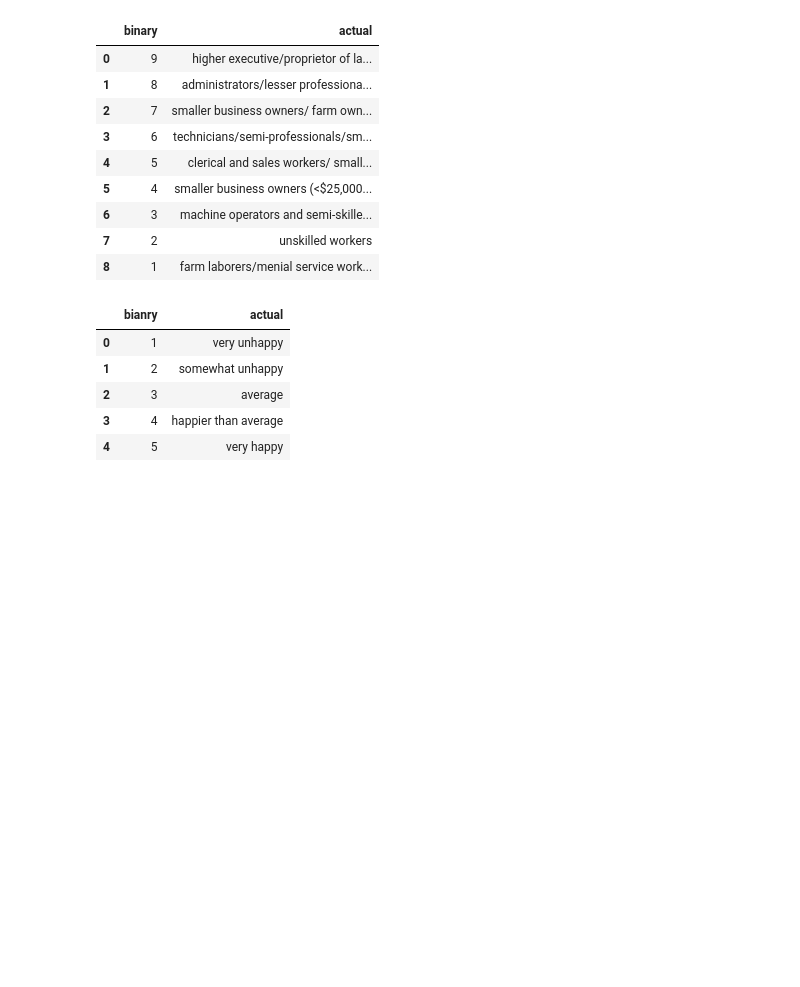
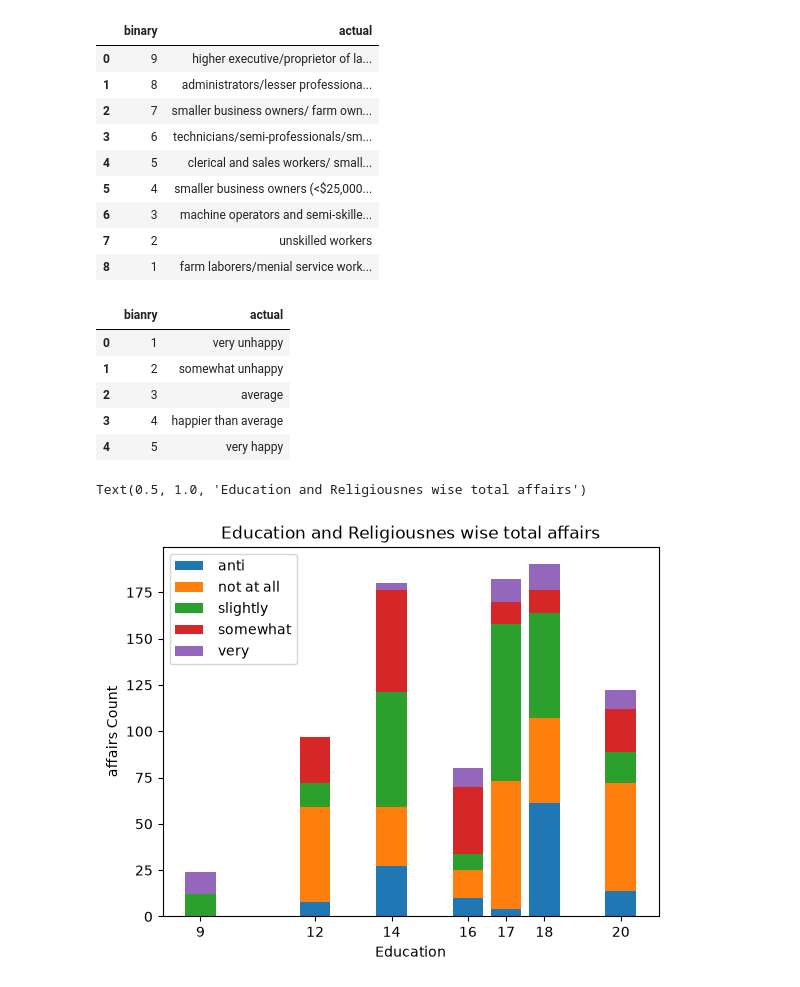
Before and after one commit to MagarVivek009/Exploratory-Data-Analysis-EDA-, a Jupyter notebook: affairs.ipynb, the cells around one changed output. Saved outputs shown, nothing was run; the diff lists cells and outputs as text; code cells hidden in the pictures; blank space fills up the shorter version.

```diff
--- a/affairs.ipynb
+++ b/affairs.ipynb
@@ -276,3 +276,16 @@ df_rat
 | 2 | 3 | average |
 | 3 | 4 | happier than average |
 | 4 | 5 | very happy |
+# %%
+fig,ax = plt.subplots()
+bottom = np.zeros(7)
+for key in edrelwise_affairs_unstack_T.index:
+    ax.bar(edrelwise_affairs_unstack_T.columns,height=edrelwise_affairs_unstack_T.loc[key,:].values,bottom=bottom,align='center',tick_label = edrelwise_affairs_unstack_T.columns)
+    bottom = bottom + edrelwise_affairs_unstack_T.loc[key,:].values
+    ax.set_xlabel("Education")
+    ax.set_ylabel("affairs Count")
+    ax.legend(df_rel[' actual'])
+plt.title("Education and Religiousnes wise total affairs")
+# %% [output]
+Text(0.5, 1.0, 'Education and Religiousnes wise total affairs')
+[figure, added]
```
Also changed, not shown: 1 other file.
